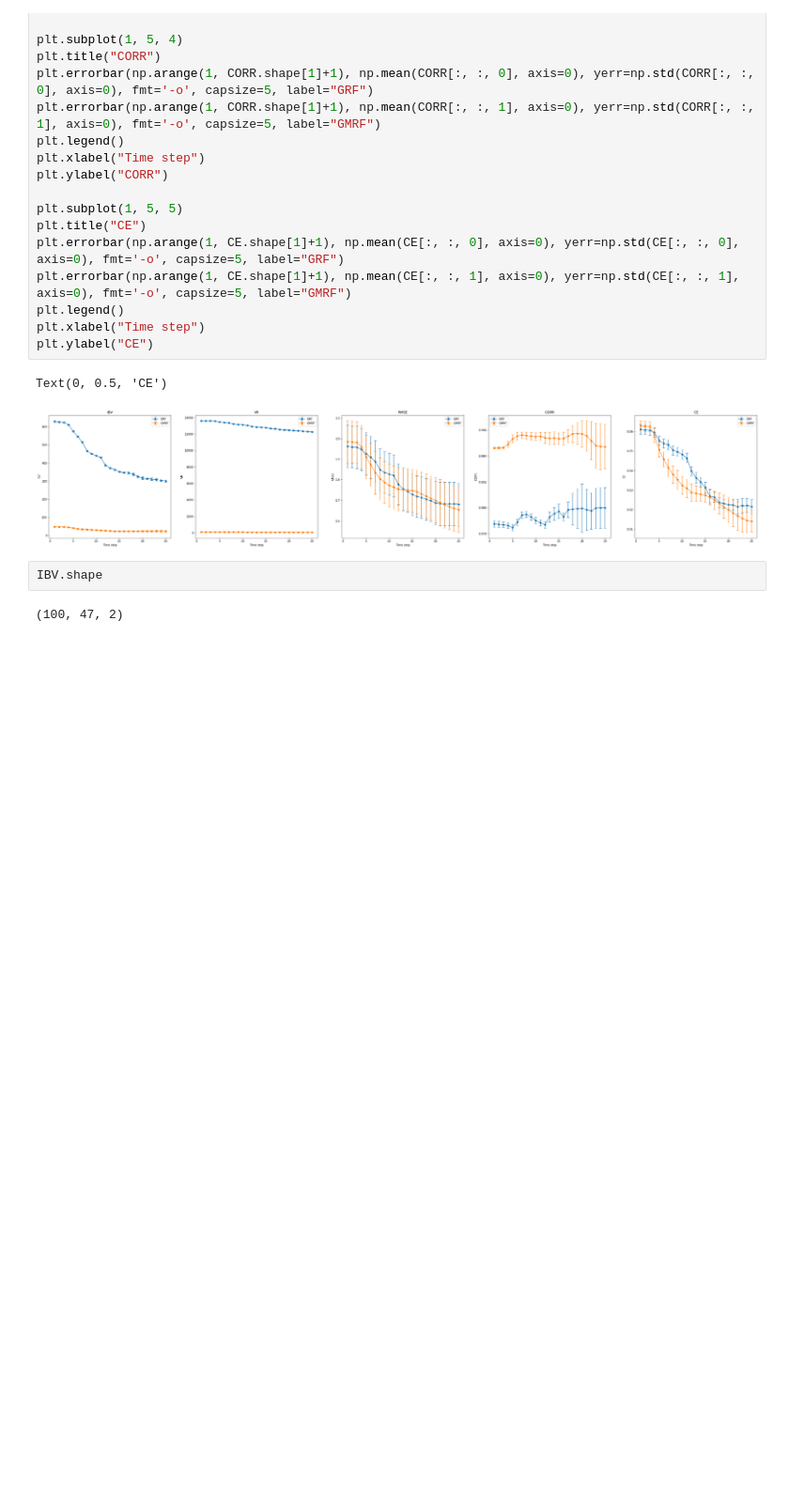
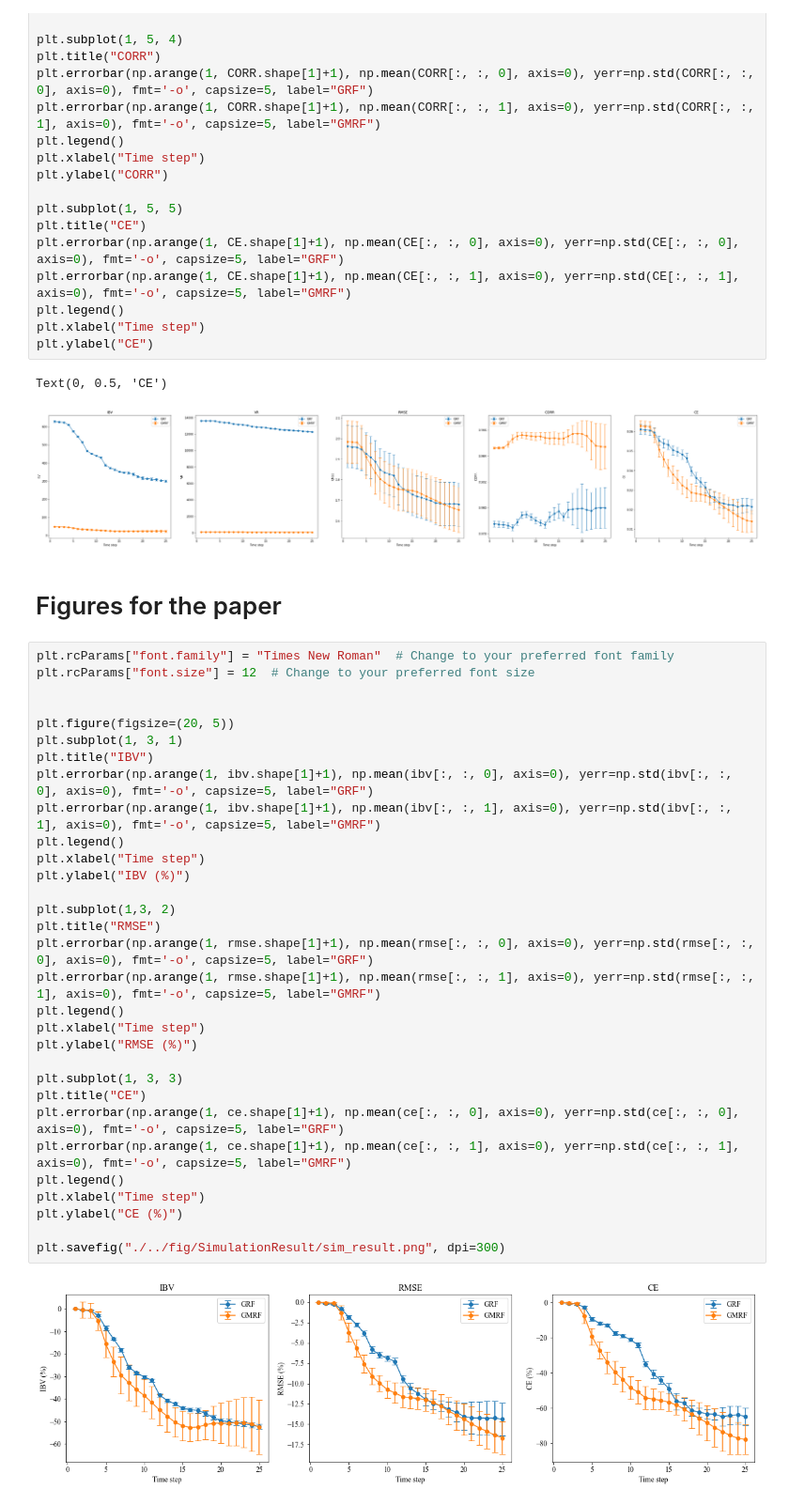
Before and after one commit to MASCOT-NTNU/TAICHI, a Jupyter notebook: Nidelva3D/EDA_Simulation/eda_simulation_result.ipynb, the cells around one changed output. Shown at 94% size. Cells and saved outputs as stored; diff of their text form; blank space fills up the shorter version.

Commit message:
update_simulation_result_to_paper

```diff
--- a/Nidelva3D/EDA_Simulation/eda_simulation_result.ipynb
+++ b/Nidelva3D/EDA_Simulation/eda_simulation_result.ipynb
@@ -144,7 +147,38 @@ plt.ylabel("CE")
 # %% [output]
 Text(0, 0.5, 'CE')
 [figure]
-# %%
-IBV.shape
-# %% [output]
-(100, 47, 2)
+# %% [markdown]
+# Figures for the paper
+# %%
+plt.rcParams["font.family"] = "Times New Roman"  # Change to your preferred font family
+plt.rcParams["font.size"] = 12  # Change to your preferred font size
+
+
+plt.figure(figsize=(20, 5))
+plt.subplot(1, 3, 1)
+plt.title("IBV")
+plt.errorbar(np.arange(1, ibv.shape[1]+1), np.mean(ibv[:, :, 0], axis=0), yerr=np.std(ibv[:, :, 0], axis=0), fmt='-o', capsize=5, label="GRF")
+plt.errorbar(np.arange(1, ibv.shape[1]+1), np.mean(ibv[:, :, 1], axis=0), yerr=np.std(ibv[:, :, 1], axis=0), fmt='-o', capsize=5, label="GMRF")
+plt.legend()
+plt.xlabel("Time step")
+plt.ylabel("IBV (%)")
+
+plt.subplot(1,3, 2)
+plt.title("RMSE")
+plt.errorbar(np.arange(1, rmse.shape[1]+1), np.mean(rmse[:, :, 0], axis=0), yerr=np.std(rmse[:, :, 0], axis=0), fmt='-o', capsize=5, label="GRF")
+plt.errorbar(np.arange(1, rmse.shape[1]+1), np.mean(rmse[:, :, 1], axis=0), yerr=np.std(rmse[:, :, 1], axis=0), fmt='-o', capsize=5, label="GMRF")
+plt.legend()
+plt.xlabel("Time step")
+plt.ylabel("RMSE (%)")
+
+plt.subplot(1, 3, 3)
+plt.title("CE")
+plt.errorbar(np.arange(1, ce.shape[1]+1), np.mean(ce[:, :, 0], axis=0), yerr=np.std(ce[:, :, 0], axis=0), fmt='-o', capsize=5, label="GRF")
+plt.errorbar(np.arange(1, ce.shape[1]+1), np.mean(ce[:, :, 1], axis=0), yerr=np.std(ce[:, :, 1], axis=0), fmt='-o', capsize=5, label="GMRF")
+plt.legend()
+plt.xlabel("Time step")
+plt.ylabel("CE (%)")
+
+plt.savefig("./../fig/SimulationResult/sim_result.png", dpi=300)
+# %% [output]
+[figure, added]
```
Also changed, not shown: parts of 2 cells of this notebook.
